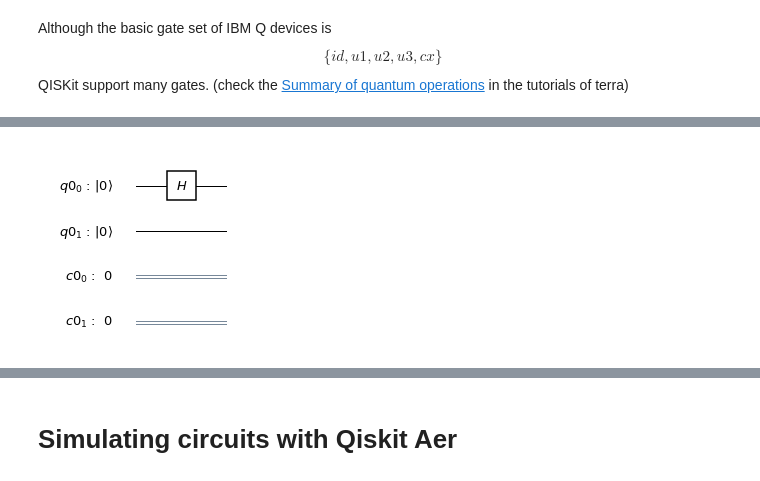
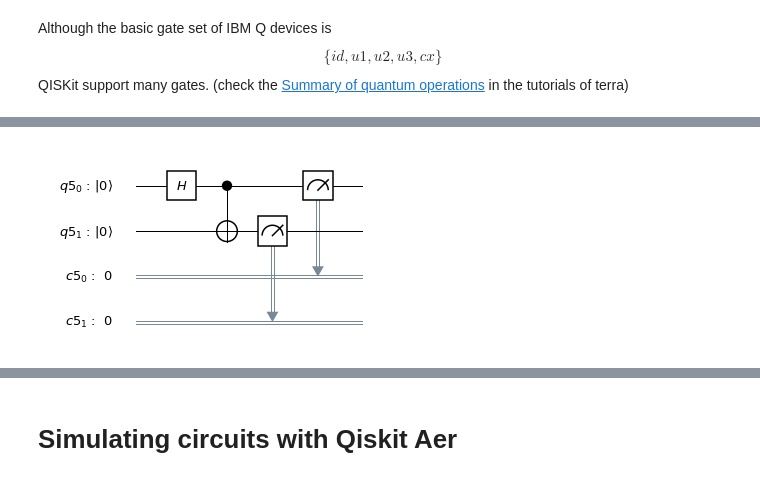
Before and after one commit to afonsofr/Qiskit_hands_on, a Jupyter notebook: basics.ipynb, the cells around one changed output, grey strips where cells are left out. Cells and saved outputs as stored; diff of their text form; code cells hidden in the pictures.

```diff
--- a/basics.ipynb
+++ b/basics.ipynb
@@ -201,8 +234,14 @@ The Hadamard gate, along with the X, Y and Z gates, is self-inverse: $H.H = I$.
 # %%
-qc_single_qubit = QuantumCircuit(qr, cr)
+qr = QuantumRegister(2)
+cr = ClassicalRegister(2)
 
-qc_single_qubit.h(qr[0])
+qc_multi_qubit = QuantumCircuit(qr, cr)
 
-qc_single_qubit.draw(output='mpl')
+qc_multi_qubit.h(qr[0])
+qc_multi_qubit.cx(qr[0],qr[1])
+
+qc_multi_qubit.measure(qr,cr)
+
+qc_multi_qubit.draw(output='mpl')
 # %% [output]
-[figure, old version]
+[figure, new version]
```
Also changed, not shown: parts of 9 cells of this notebook, 2 other files.
